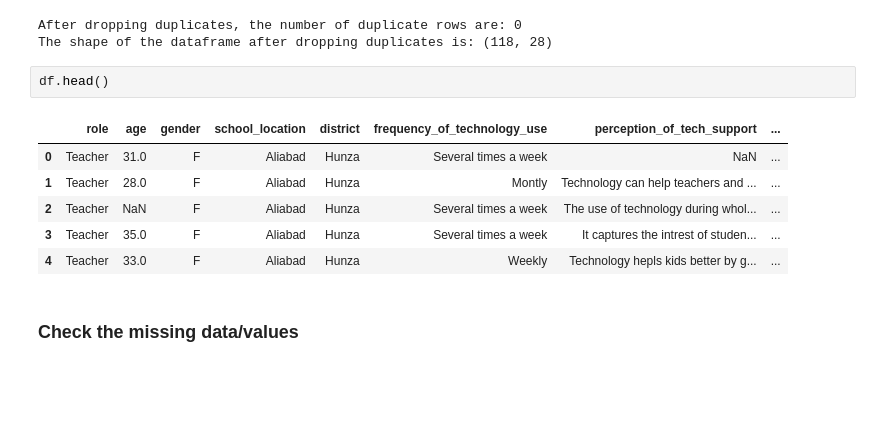
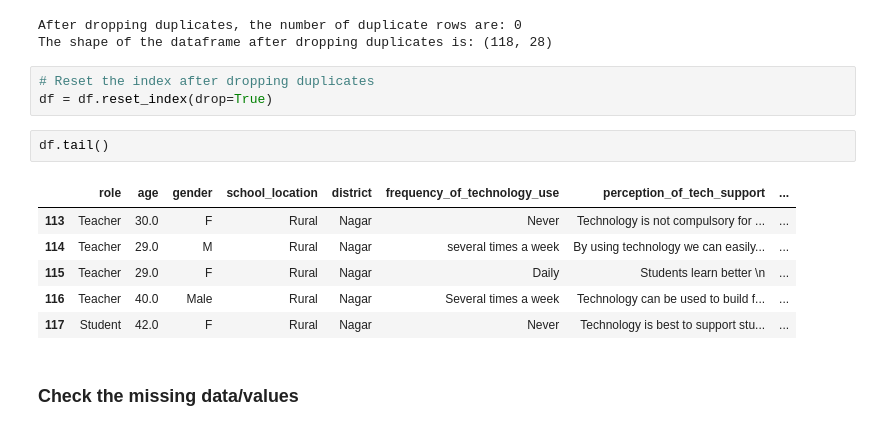
Before and after one commit to math-pal/edu-tech, a Jupyter notebook: impact_of_tech_on_edu.ipynb, the cells around one changed output. Cells and saved outputs as stored; diff of their text form; blank space fills up the shorter version.

```diff
--- a/impact_of_tech_on_edu.ipynb
+++ b/impact_of_tech_on_edu.ipynb
@@ -276,15 +276,18 @@ print("The shape of the dataframe after dropping duplicates is:", df.shape)
 # %% [output]
 After dropping duplicates, the number of duplicate rows are: 0
 The shape of the dataframe after dropping duplicates is: (118, 28)
+# %%
+# Reset the index after dropping duplicates
+df = df.reset_index(drop=True)
 # %%
-df.head()
+df.tail()
 # %% [output]
 |  | role | age | gender | school_location | district | frequency_of_technology_use | perception_of_tech_support | ... |
-| 0 | Teacher | 31.0 | F | Aliabad | Hunza | Several times a week | NaN | ... |
-| 1 | Teacher | 28.0 | F | Aliabad | Hunza | Montly | Technology can help teachers and ... | ... |
-| 2 | Teacher | NaN | F | Aliabad | Hunza | Several times a week | The use of technology during whol... | ... |
-| 3 | Teacher | 35.0 | F | Aliabad | Hunza | Several times a week | It captures the intrest of studen... | ... |
-| 4 | Teacher | 33.0 | F | Aliabad | Hunza | Weekly | Technology hepls kids better by g... | ... |
+| 113 | Teacher | 30.0 | F | Rural | Nagar | Never | Technology is not compulsory for ... | ... |
+| 114 | Teacher | 29.0 | M | Rural | Nagar | several times a week | By using technology we can easily... | ... |
+| 115 | Teacher | 29.0 | F | Rural | Nagar | Daily | Students learn better \n | ... |
+| 116 | Teacher | 40.0 | Male | Rural | Nagar | Several times a week | Technology can be used to build f... | ... |
+| 117 | Student | 42.0 | F | Rural | Nagar | Never | Technology is best to support stu... | ... |
 # %% [markdown]
 ### Check the missing data/values
 # %%
```
Also changed, not shown: parts of 56 cells of this notebook, 2 other files.
